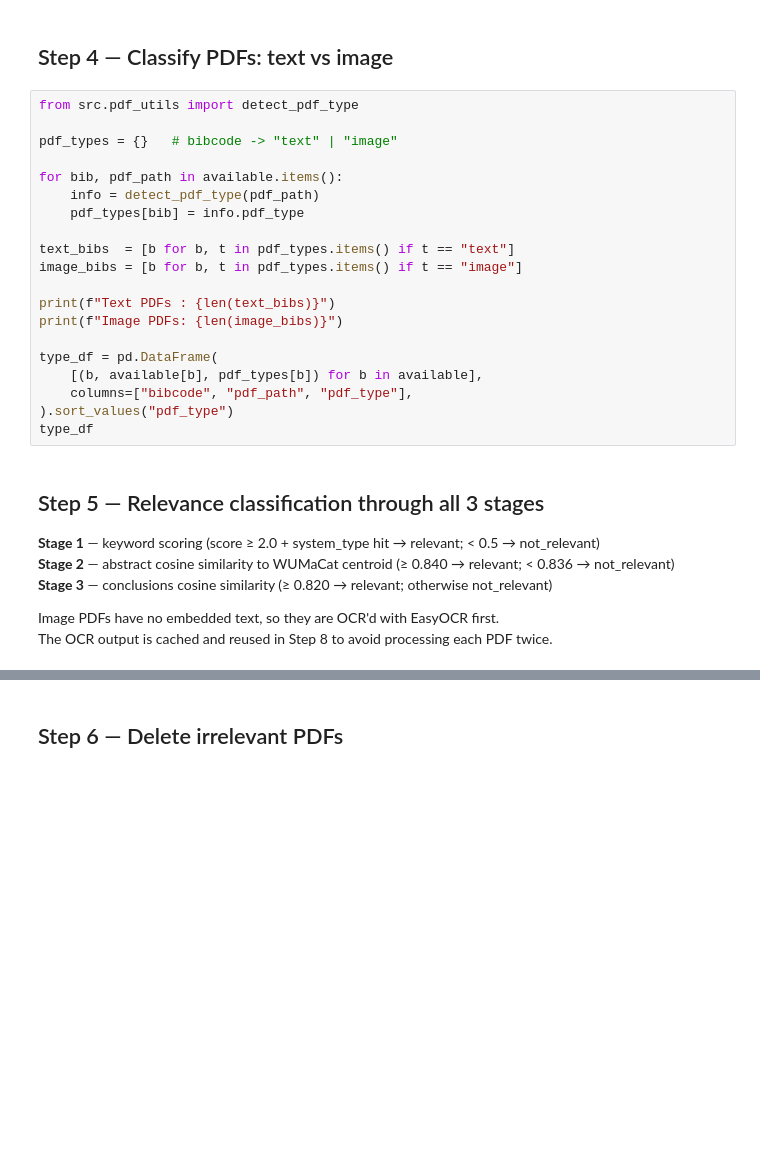
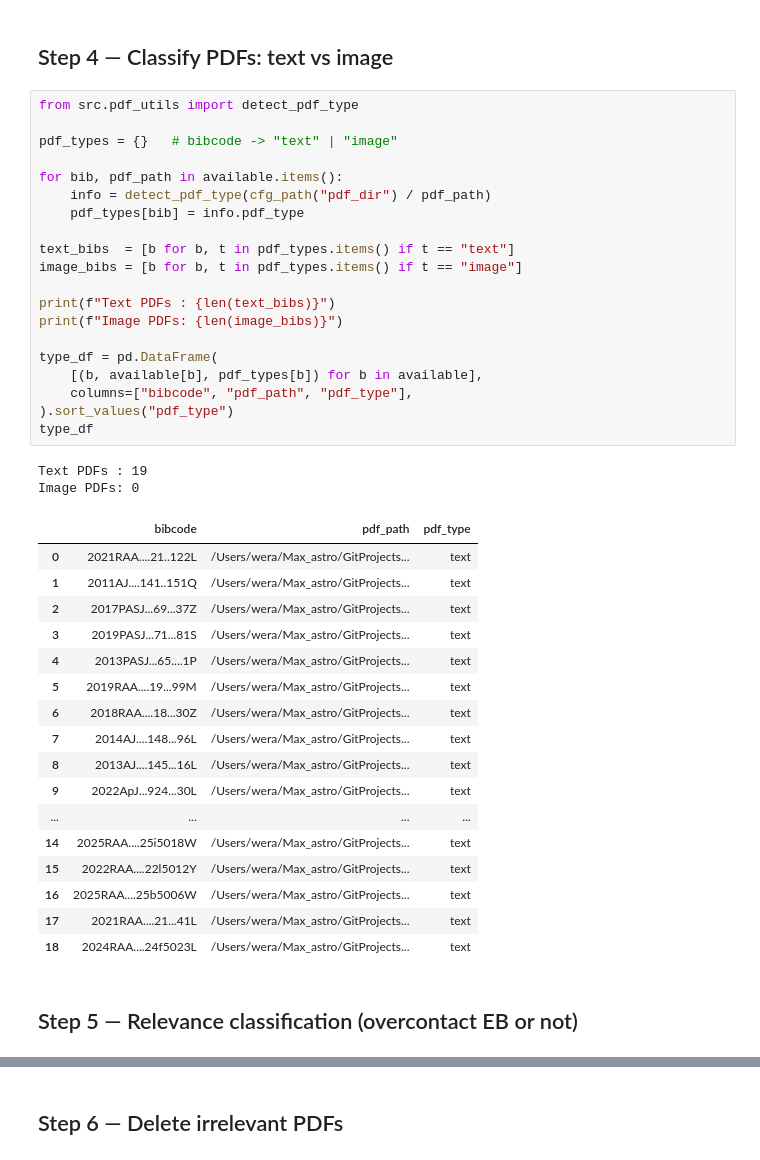
Before and after one commit to gabdeevmaksim/phd_agent, a Jupyter notebook: notebooks/pipeline_demo.ipynb, the cells around one changed output, grey strips where cells are left out. Saved outputs shown, nothing was run; the diff lists cells and outputs as text; blank space fills up the shorter version.

```diff
--- a/notebooks/pipeline_demo.ipynb
+++ b/notebooks/pipeline_demo.ipynb
@@ -132,32 +193,45 @@ print(f"\nAvailable PDFs: {len(available)}")
 # %%
 from src.pdf_utils import detect_pdf_type
 
 pdf_types = {}   # bibcode -> "text" | "image"
 
 for bib, pdf_path in available.items():
-    info = detect_pdf_type(pdf_path)
+    info = detect_pdf_type(cfg_path("pdf_dir") / pdf_path)
     pdf_types[bib] = info.pdf_type
 
 text_bibs  = [b for b, t in pdf_types.items() if t == "text"]
 image_bibs = [b for b, t in pdf_types.items() if t == "image"]
 
 print(f"Text PDFs : {len(text_bibs)}")
 print(f"Image PDFs: {len(image_bibs)}")
 
 type_df = pd.DataFrame(
     [(b, available[b], pdf_types[b]) for b in available],
     columns=["bibcode", "pdf_path", "pdf_type"],
 ).sort_values("pdf_type")
 type_df
+# %% [output]
+Text PDFs : 19
+Image PDFs: 0
+|  | bibcode | pdf_path | pdf_type |
+| 0 | 2021RAA....21..122L | /Users/wera/Max_astro/GitProjects... | text |
+| 1 | 2011AJ....141..151Q | /Users/wera/Max_astro/GitProjects... | text |
+| 2 | 2017PASJ...69...37Z | /Users/wera/Max_astro/GitProjects... | text |
+| 3 | 2019PASJ...71...81S | /Users/wera/Max_astro/GitProjects... | text |
+| 4 | 2013PASJ...65....1P | /Users/wera/Max_astro/GitProjects... | text |
+| 5 | 2019RAA....19...99M | /Users/wera/Max_astro/GitProjects... | text |
+| 6 | 2018RAA....18...30Z | /Users/wera/Max_astro/GitProjects... | text |
+| 7 | 2014AJ....148...96L | /Users/wera/Max_astro/GitProjects... | text |
+| 8 | 2013AJ....145...16L | /Users/wera/Max_astro/GitProjects... | text |
+| 9 | 2022ApJ...924...30L | /Users/wera/Max_astro/GitProjects... | text |
+| ... | ... | ... | ... |
+| 14 | 2025RAA....25i5018W | /Users/wera/Max_astro/GitProjects... | text |
+| 15 | 2022RAA....22l5012Y | /Users/wera/Max_astro/GitProjects... | text |
+| 16 | 2025RAA....25b5006W | /Users/wera/Max_astro/GitProjects... | text |
+| 17 | 2021RAA....21...41L | /Users/wera/Max_astro/GitProjects... | text |
+| 18 | 2024RAA....24f5023L | /Users/wera/Max_astro/GitProjects... | text |
-# %% [markdown]
-## Step 5 — Relevance classification through all 3 stages
-
-**Stage 1** — keyword scoring (score ≥ 2.0 + system_type hit → relevant; < 0.5 → not_relevant)
-**Stage 2** — abstract cosine similarity to WUMaCat centroid (≥ 0.840 → relevant; < 0.836 → not_relevant)
-**Stage 3** — conclusions cosine similarity (≥ 0.820 → relevant; otherwise not_relevant)
-
-Image PDFs have no embedded text, so they are OCR'd with EasyOCR first.
-The OCR output is cached and reused in Step 8 to avoid processing each PDF twice.
+# %% [markdown]
+## Step 5 — Relevance classification (overcontact EB or not)
 # %%
 from src.classifier import classify_paper
 from src.embeddings import load_centroid
```
Also changed, not shown: parts of 12 cells of this notebook, 10 other files.
